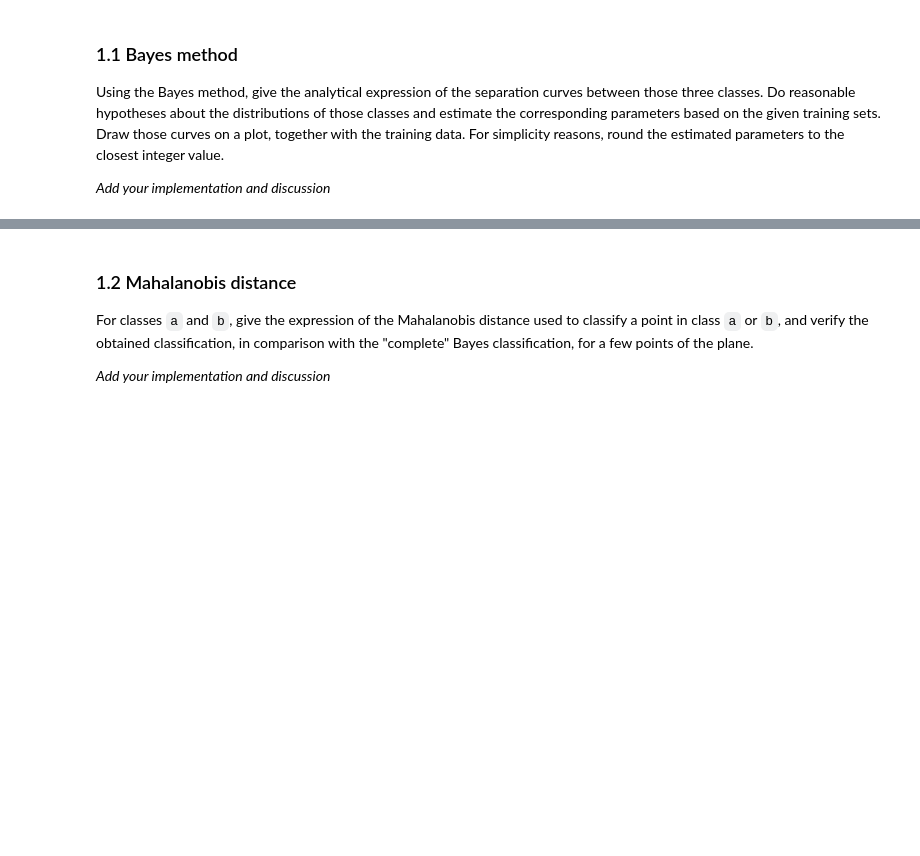
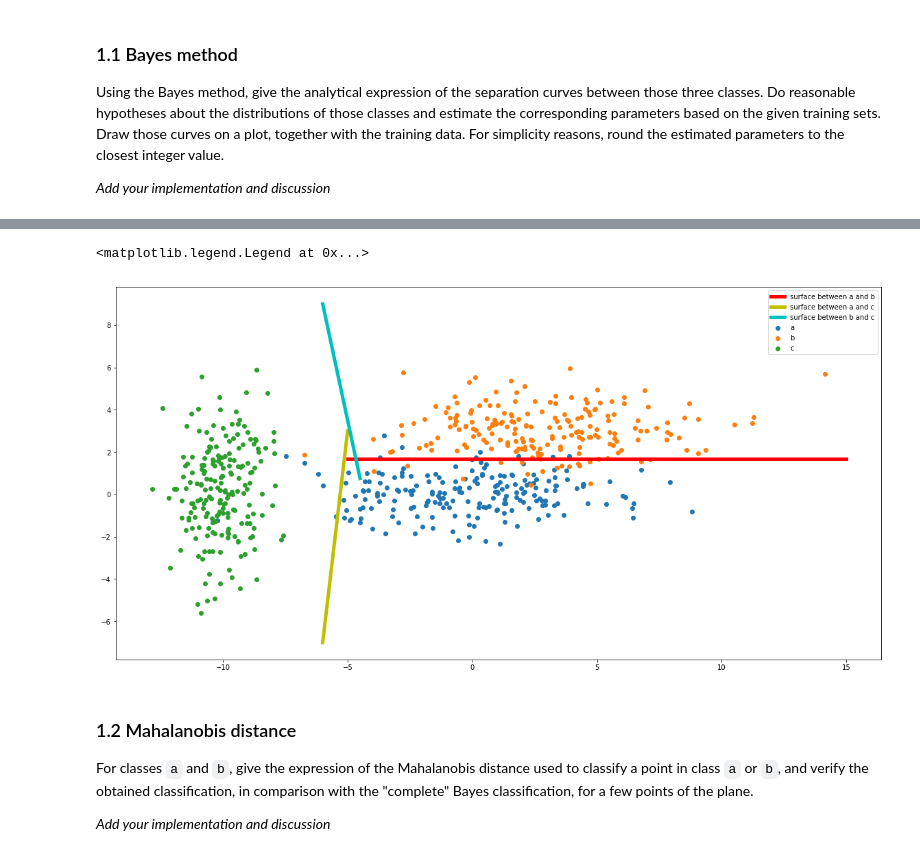
Before and after one commit to zhaodongsun/image_analysis_pattern_recognition, a Jupyter notebook: labs/lab_03_classification.ipynb, the cells around one changed output, grey strips where cells are left out. Saved outputs shown, nothing was run; the diff lists cells and outputs as text; code cells hidden in the pictures; blank space fills up the shorter version.

```diff
--- a/labs/lab_03_classification.ipynb
+++ b/labs/lab_03_classification.ipynb
@@ -50,3 +139,24 @@ For simplicity reasons, round the estimated parameters to the closest integer va
+# %%
+plt.figure(figsize=(20,10))
+plt.scatter(a[:,0], a[:,1],label='a')
+plt.scatter(b[:,0], b[:,1],label='b')
+plt.scatter(c[:,0], c[:,1],label='c')
+
+x_ab = np.linspace(-5,15,3)
+g_ab = 5/3*np.ones_like(x_ab)
+plt.plot(x_ab, g_ab, linewidth = 5, color='r', label='surface between a and b')
+
+x_ac = np.linspace(-6,-5,10)
+g_ac = 10*x_ac+53
+plt.plot(x_ac, g_ac, linewidth = 5, color='y', label='surface between a and c')
+
+x_bc = np.linspace(-6,-4.5,10)
+g_bc = -0.5*(11*x_bc+48)
+plt.plot(x_bc, g_bc, linewidth = 5, color='c', label='surface between b and c')
+plt.legend()
+# %% [output]
+<matplotlib.legend.Legend at 0x...>
+[figure, added]
 # %% [markdown]
 ### 1.2 Mahalanobis distance
 For classes `a` and `b`, give the expression of the Mahalanobis distance used to classify a point in class `a` or `b`, and verify the obtained classification, in comparison with the "complete" Bayes classification, for a few points of the plane.
```
Also changed, not shown: parts of 20 cells of this notebook.
